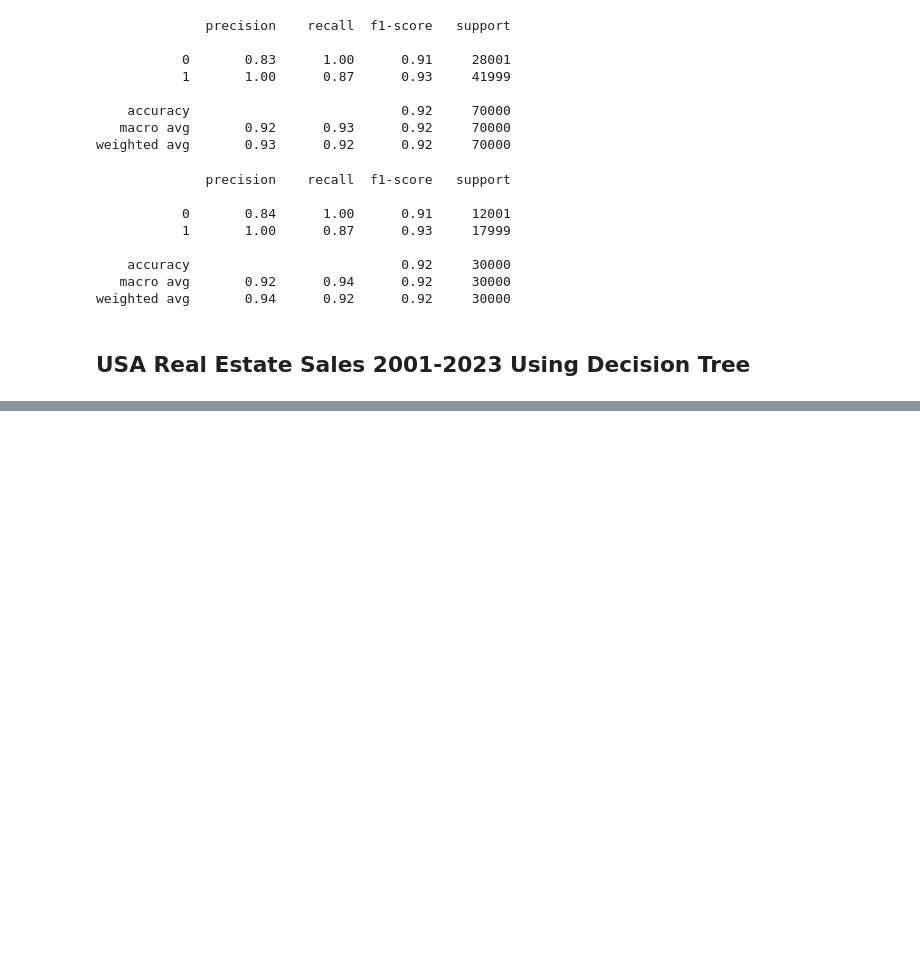
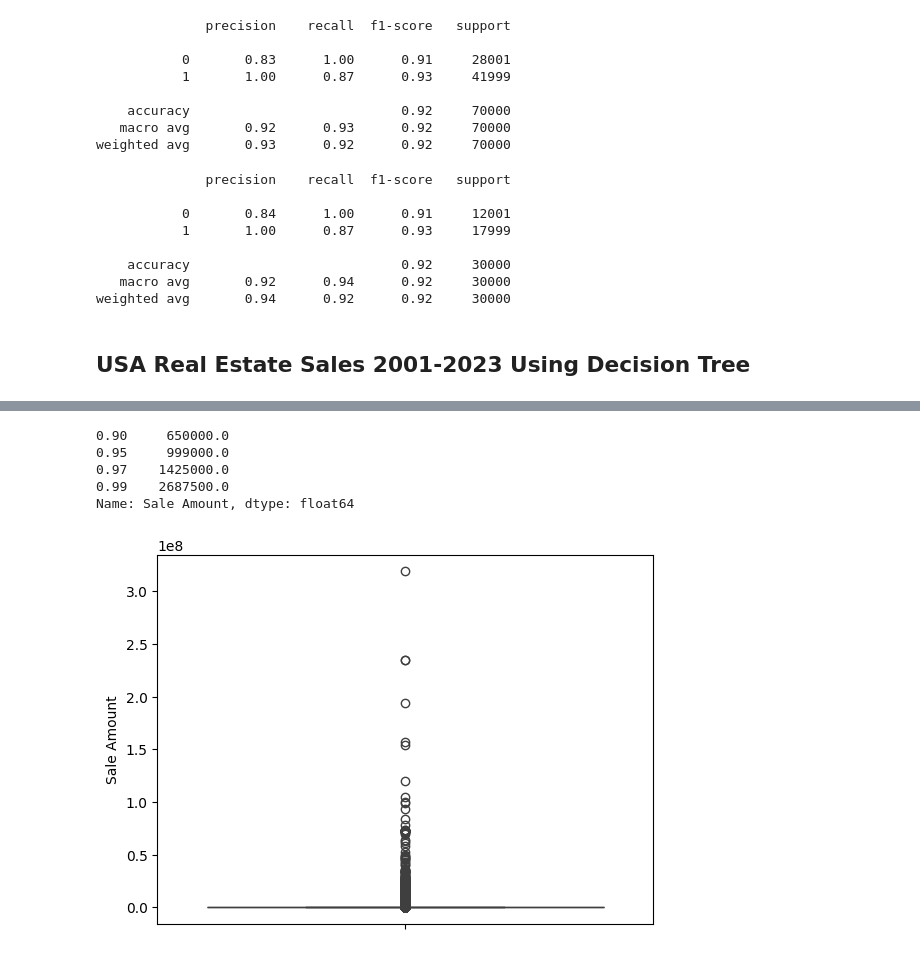
Before and after one commit to modelverseml/ml_decision_tree, a Jupyter notebook: ml_decision_tree.ipynb, the cells around one changed output, grey strips where cells are left out. Saved outputs shown, nothing was run; the diff lists cells and outputs as text; code cells hidden in the pictures; blank space fills up the shorter version.

```diff
--- a/ml_decision_tree.ipynb
+++ b/ml_decision_tree.ipynb
@@ -201,0 +212,3 @@ weighted avg       0.94      0.92      0.92     30000
+# %%
+## Removing year and serial number
+sales = raw_sales.drop(['Serial Number','List Year'],axis=1)
@@ -201,0 +231,15 @@ weighted avg       0.94      0.92      0.92     30000
+# %%
+''' Removing  Non Use Code ,  Assessor Remarks, OPM remarks , Location
+because these columns are having too many null values
+'''
+
+sales.drop(['Non Use Code' ,  'Assessor Remarks', 'OPM remarks' , 'Location'],inplace=True,axis=1)
+# %%
+''' In this case, vacant land and commercial properties do not have any associated residential type, whereas residential types are
+important for our analysis. Therefore, for such records, we will replace the missing values in the Residential Type column with "Other" instead of leaving them as NaN.
+
+Additionally, we will remove rows where the Property Type is null, since this column is more critical for our model.
+'''
+sales = sales[sales['Property Type'].notnull()]
+
+sales.loc[sales["Property Type"].isin(["Vacant Land", "Commercial"]), "Residential Type"] = "Other"
@@ -201,0 +258,3 @@ weighted avg       0.94      0.92      0.92     30000
+# %%
+sales = sales[~(sales['Residential Type'].isnull())]
+round(sales.isnull().sum() / sales.shape[0] *100,2)
@@ -201,0 +283,17 @@ weighted avg       0.94      0.92      0.92     30000
+# %%
+sales["Sale Amount"].quantile([0.90,0.95,0.97,0.99])
+# %% [output]
+0.90     650000.0
+0.95     999000.0
+0.97    1425000.0
+0.99    2687500.0
+Name: Sale Amount, dtype: float64
+# %%
+import seaborn as sns
+import matplotlib.pyplot as plt
+
+sns.boxplot(sales["Sale Amount"])
+
+plt.show()
+# %% [output]
+[figure, added]
```
Also changed, not shown: parts of 25 cells of this notebook.
